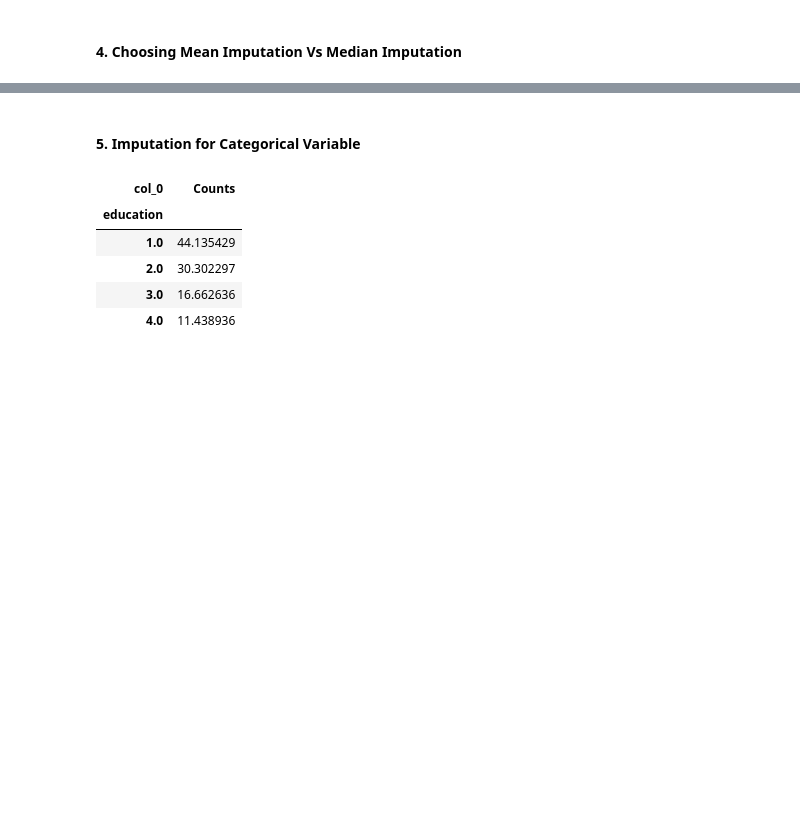
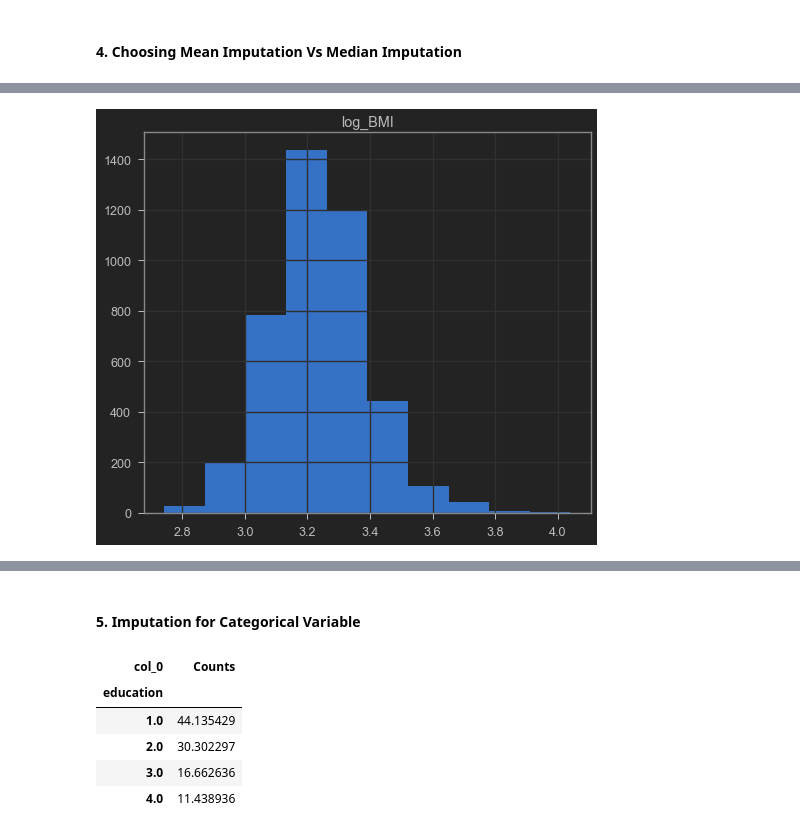
Before and after one commit to GouthamKumar-R/ML, a Jupyter notebook: D20 - IML/Class exercises/IML- S5 - Missing Value Imputation and Outlier Analysis.ipynb, the cells around one changed output, grey strips where cells are left out. Saved outputs shown, nothing was run; the diff lists cells and outputs as text; code cells hidden in the pictures; blank space fills up the shorter version.

```diff
--- a/D20 - IML/Class exercises/IML- S5 - Missing Value Imputation and Outlier Analysis.ipynb
+++ b/D20 - IML/Class exercises/IML- S5 - Missing Value Imputation and Outlier Analysis.ipynb
@@ -310,4 +346,8 @@ fram_cp.totChol.isnull().sum() #all the missing values has been replaced by mean
 # %%
 #Histogram of the log transformed variable
+fram_cp2.hist(column='log_BMI')
+plt.show()#normal dist
+# %% [output]
+[figure, added]
 # %%
 #Dropping logBMI
```
Also changed, not shown: parts of 20 cells of this notebook.
